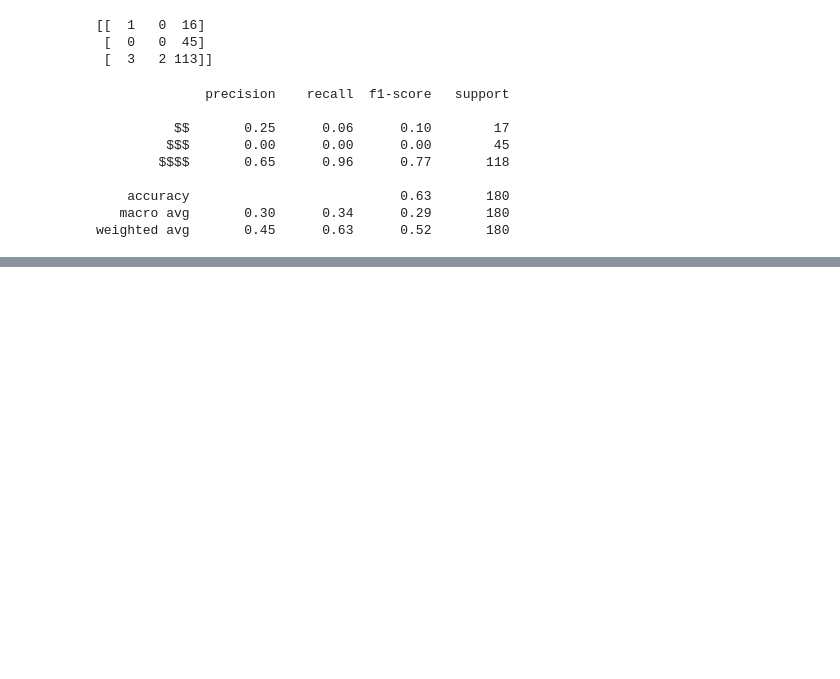
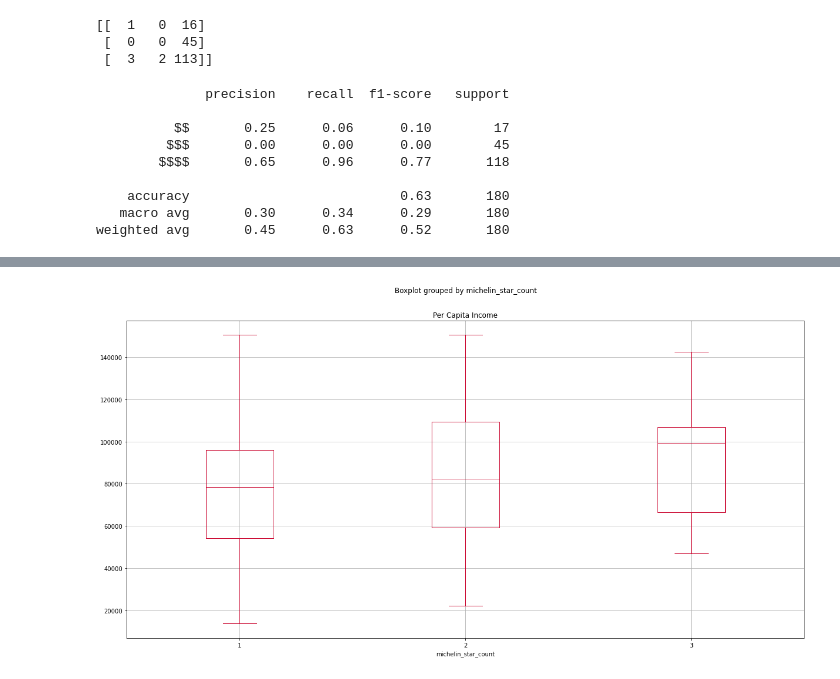
Before and after one commit to EI-github/smu_project1_michelinrestaurants, a Jupyter notebook: Elyssa_Work/Project_1_Elyssa_Maps.ipynb, the cells around one changed output, grey strips where cells are left out. Cells and saved outputs as stored; diff of their text form; code cells hidden in the pictures; blank space fills up the shorter version.

```diff
--- a/Elyssa_Work/Project_1_Elyssa_Maps.ipynb
+++ b/Elyssa_Work/Project_1_Elyssa_Maps.ipynb
@@ -348,0 +368,5 @@ weighted avg       0.45      0.63      0.52       180
+# %%
+mergedcensus_df.boxplot("Per Capita Income", by="michelin_star_count", figsize=(20, 10), color="#C9002A")
+plt.show()
+# %% [output]
+[figure, added]
```
Also changed, not shown: parts of 14 cells of this notebook, 16 other files.
